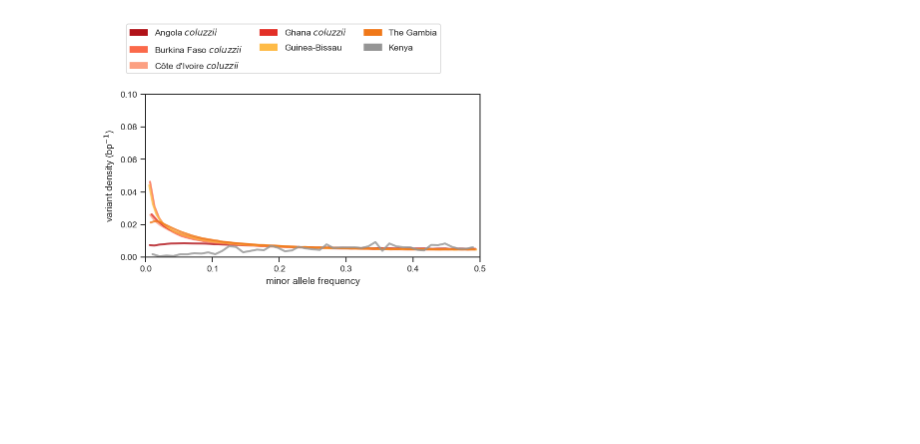
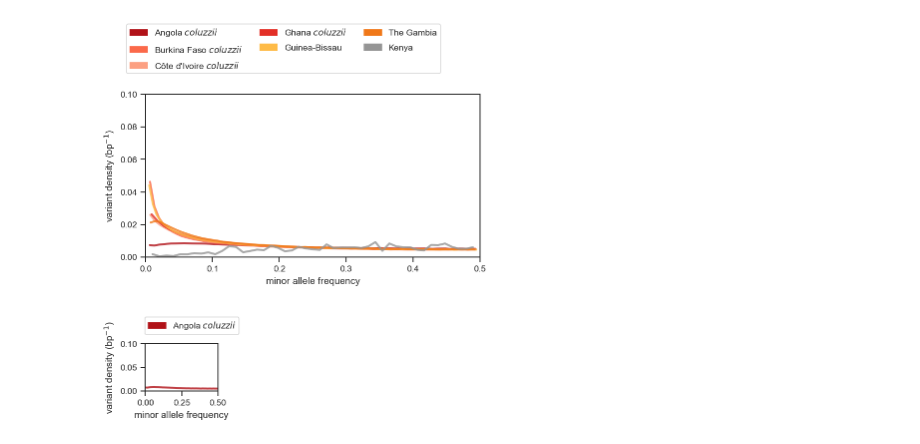
Before and after one commit to alimanfoo/ag1000g-phase2-data-paper, a Jupyter notebook: notebooks/figure_sfs.ipynb, the cells around one changed output. Drawn from its saved outputs; the diff is of its cells as text; code cells hidden in the pictures; blank space fills up the shorter version.

Commit message:
gridspeccing

```diff
--- a/notebooks/figure_sfs.ipynb
+++ b/notebooks/figure_sfs.ipynb
@@ -98,3 +98,10 @@ populations = ['AOcol', 'BFcol', 'CIcol', 'GHcol', 'GW', 'GM', 'KE']
 plot_sfs_combined(legend=True, fn='../artwork/sfs_col.jpeg')
 # %% [output]
 [figure]
+# %%
+gs = gridspec.GridSpec(4, 4)
+ax1 = plt.subplot(gs[0, 0])
+populations = ['AOcol',]
+plot_sfs_combined(legend=False, ax=ax1)
+# %% [output]
+[figure, added]
```
